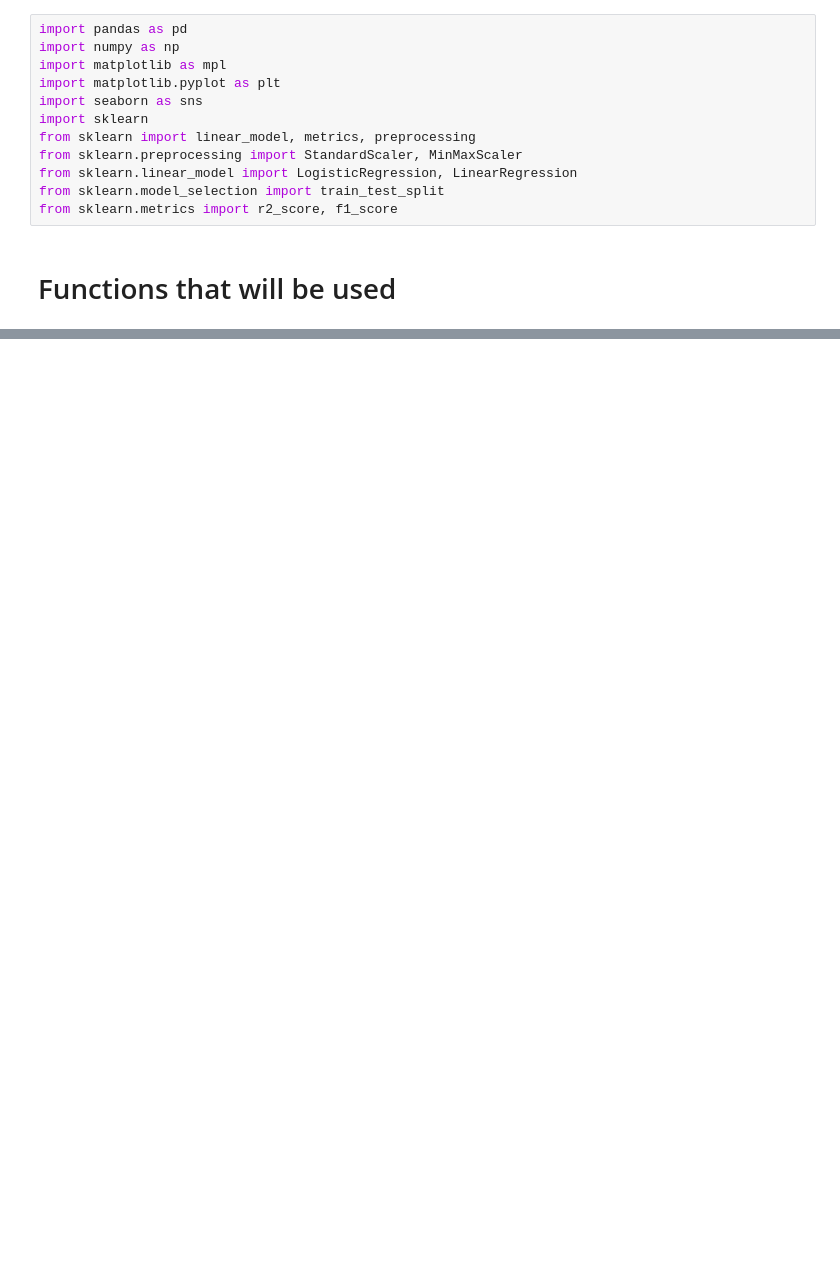
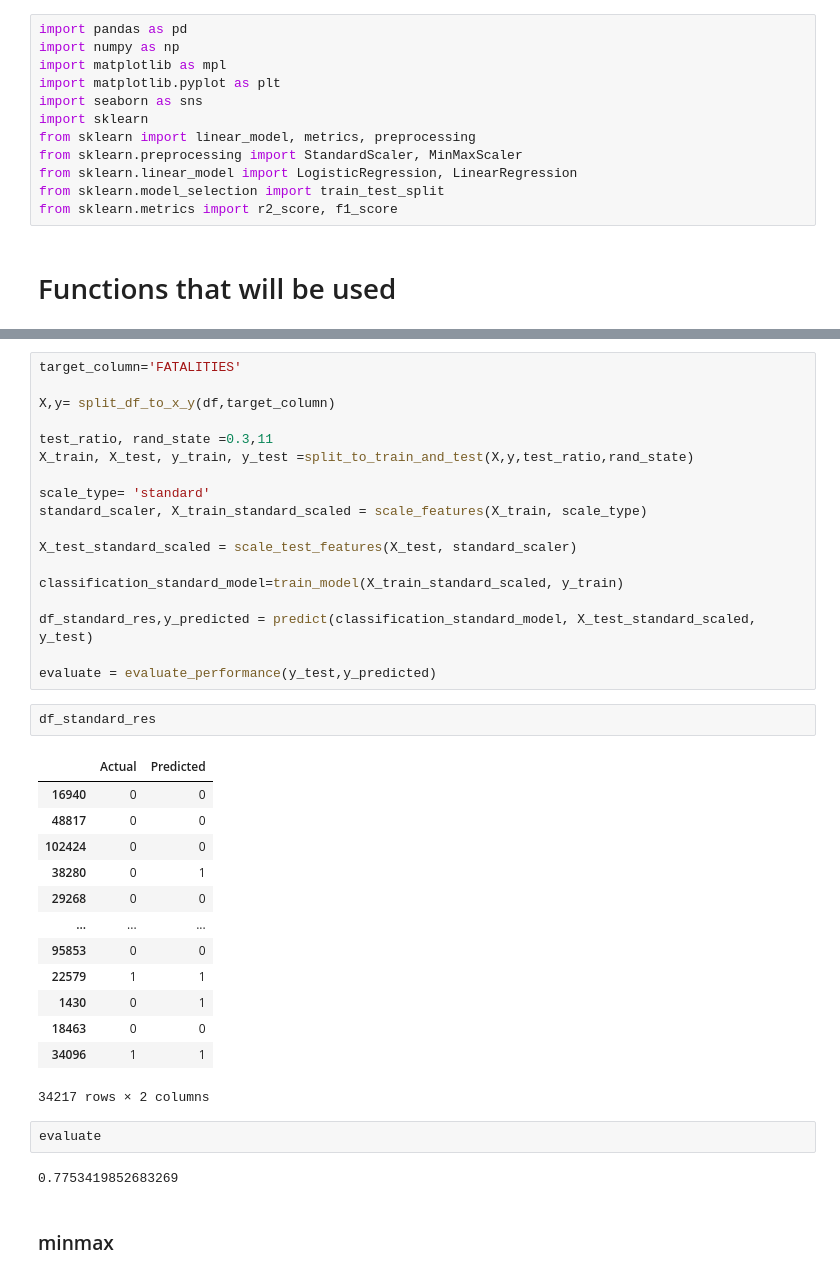
Before and after one commit to LahavHarary/Introduction-to-Data-Science-project, a Jupyter notebook: Machine Learning Notebook.ipynb, the cells around one changed output, grey strips where cells are left out. Cells and saved outputs as stored; diff of their text form; blank space fills up the shorter version.

```diff
--- a/Machine Learning Notebook.ipynb
+++ b/Machine Learning Notebook.ipynb
@@ -147,0 +128,40 @@ Name: FATALITIES, dtype: object
+# %%
+target_column='FATALITIES'
+
+X,y= split_df_to_x_y(df,target_column)
+
+test_ratio, rand_state =0.3,11
+X_train, X_test, y_train, y_test =split_to_train_and_test(X,y,test_ratio,rand_state)
+
+scale_type= 'standard'
+standard_scaler, X_train_standard_scaled = scale_features(X_train, scale_type)
+
+X_test_standard_scaled = scale_test_features(X_test, standard_scaler)
+
+classification_standard_model=train_model(X_train_standard_scaled, y_train)
+
+df_standard_res,y_predicted = predict(classification_standard_model, X_test_standard_scaled, y_test)
+
+evaluate = evaluate_performance(y_test,y_predicted)
+# %%
+df_standard_res
+# %% [output]
+|  | Actual | Predicted |
+| 16940 | 0 | 0 |
+| 48817 | 0 | 0 |
+| 102424 | 0 | 0 |
+| 38280 | 0 | 1 |
+| 29268 | 0 | 0 |
+| ... | ... | ... |
+| 95853 | 0 | 0 |
+| 22579 | 1 | 1 |
+| 1430 | 0 | 1 |
+| 18463 | 0 | 0 |
+| 34096 | 1 | 1 |
+34217 rows × 2 columns
+# %%
+evaluate
+# %% [output]
+0.7753419852683269
+# %% [markdown]
+### minmax
```
Also changed, not shown: parts of 44 cells of this notebook.
